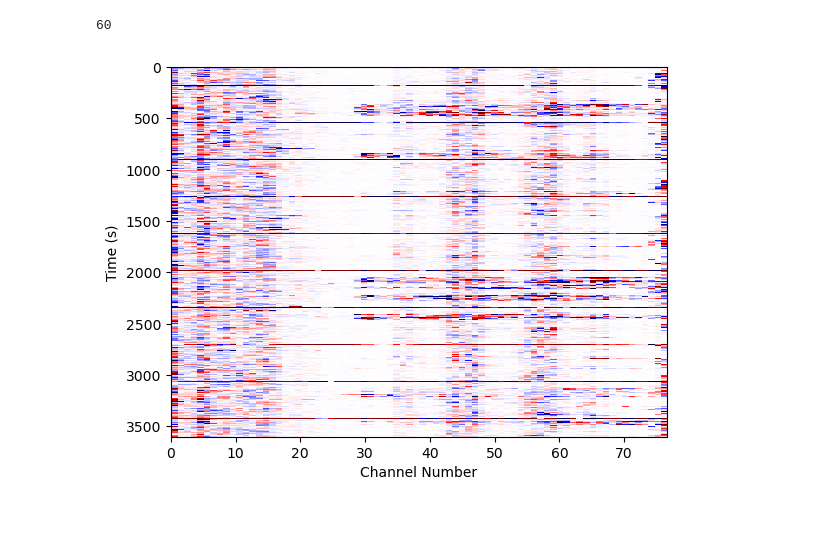
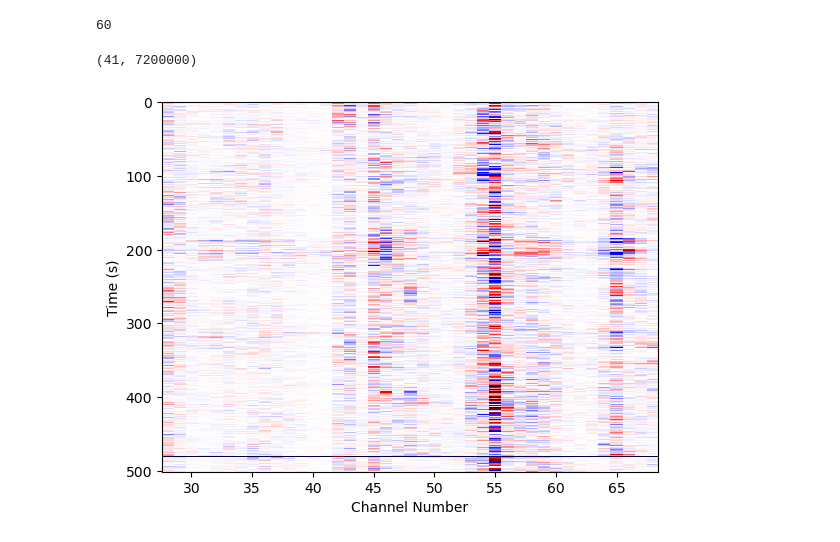
Before and after one commit to UWGeoD/DAS_Animation, a Jupyter notebook: test.ipynb, the cells around one changed output. Cells and saved outputs as stored; diff of their text form; code cells hidden in the pictures.

```diff
--- a/test.ipynb
+++ b/test.ipynb
@@ -22,14 +26,18 @@ das.plot()
 # %%
 import glob
 # %%
-# Sep 20, 3pm to 4 pm
-files = glob.glob(f"{root_path}/*au_sable_2024-09-20T15*")
+# Sep 18, 5pm to 6 pm
+files = glob.glob(f"{root_path}/*au_sable_2024-09-18T17*")
 len(files)
 # %% [output]
 60
 # %%
-muldas = MulDAS(files)
+muldas = MulDAS(files, np.arange(27,68))
+# %%
+muldas.data.shape
+# %% [output]
+(41, 7200000)
 # %%
-muldas.plot()
+muldas.plot(0, 501)
 # %% [output]
-[figure, old version]
+[figure, new version]
```
Also changed, not shown: parts of 6 cells of this notebook, 1 other file.
